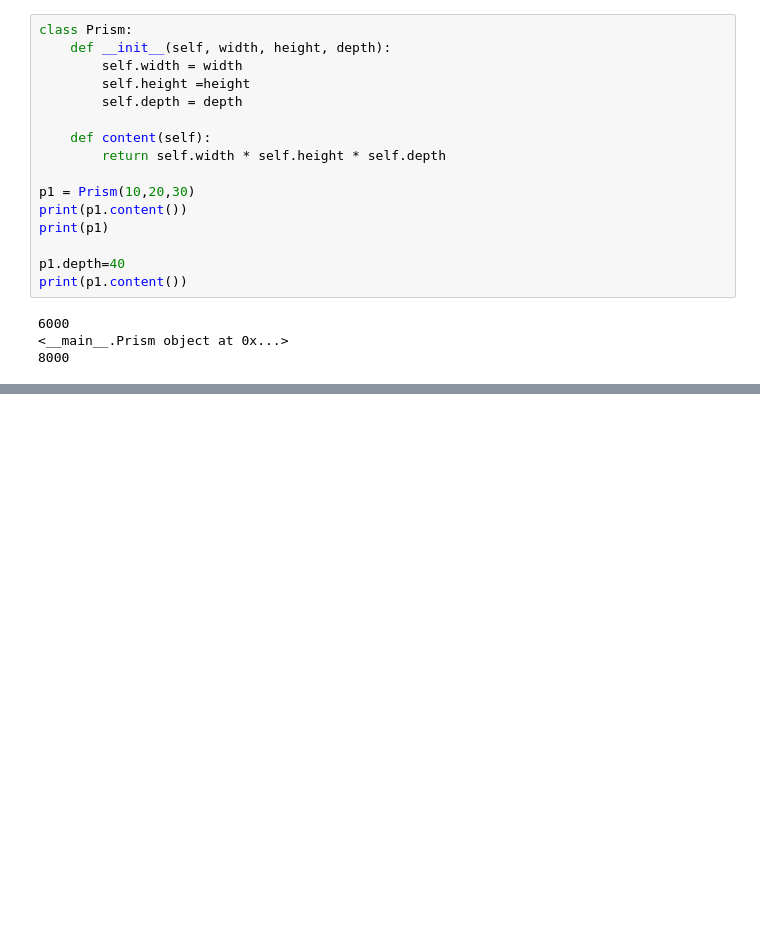
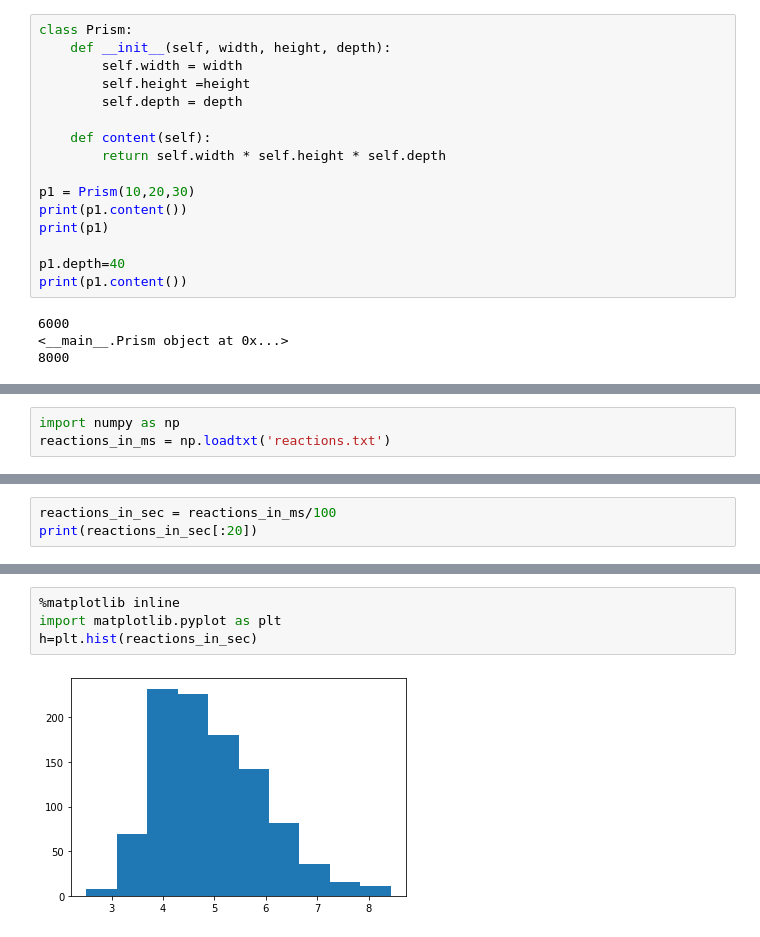
Before and after one commit to Tougo777/For-stady, a Jupyter notebook: MinnanoTrain.ipynb, the cells around one changed output, grey strips where cells are left out. Drawn from its saved outputs; the diff is of its cells as text; blank space fills up the shorter version.

```diff
--- a/MinnanoTrain.ipynb
+++ b/MinnanoTrain.ipynb
@@ -172,0 +235,3 @@ print(p1.content())
+# %%
+import numpy as np
+reactions_in_ms = np.loadtxt('reactions.txt')
@@ -172,0 +245,3 @@ print(p1.content())
+# %%
+reactions_in_sec = reactions_in_ms/100
+print(reactions_in_sec[:20])
@@ -172,0 +274,6 @@ print(p1.content())
+# %%
+%matplotlib inline
+import matplotlib.pyplot as plt
+h=plt.hist(reactions_in_sec)
+# %% [output]
+[figure, added]
```
Also changed, not shown: parts of 23 cells of this notebook.
